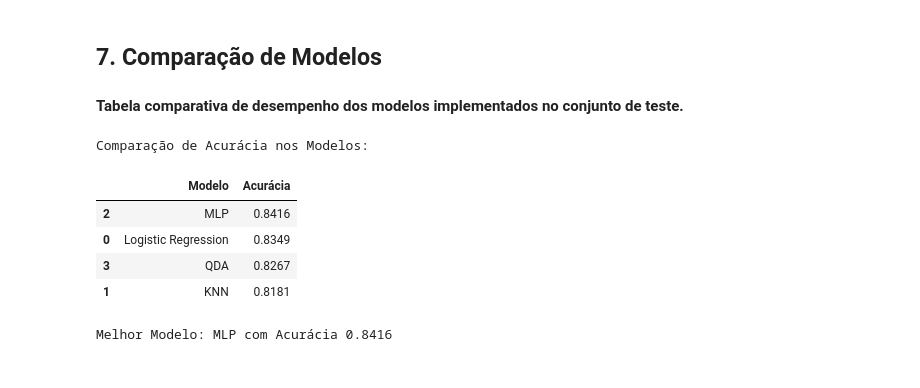
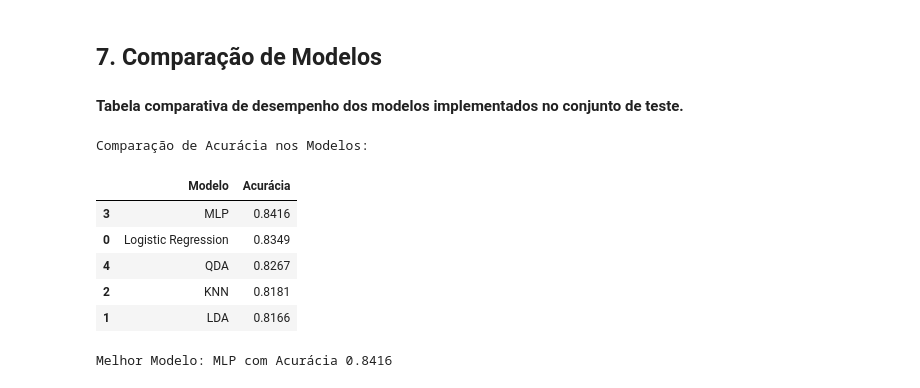
Before and after one commit to diego-nac/ica-homeworks, a Jupyter notebook: homework3/code.ipynb, the cells around one changed output. Saved outputs shown, nothing was run; the diff lists cells and outputs as text; code cells hidden in the pictures.

```diff
--- a/homework3/code.ipynb
+++ b/homework3/code.ipynb
@@ -476,7 +476,6 @@ y_test_enc = label_encoder.transform(y_test)
 
 # Definição do modelo de Regressão Logística Multiclasse
 logistic_model = LogisticRegression(
-    multi_class="multinomial",
     solver="lbfgs",
     max_iter=1000,
     random_state=SEED
@@ -696,48 +742,55 @@ Matriz de confusão:
 #### Tabela comparativa de desempenho dos modelos implementados no conjunto de teste.
 # %%
 import pandas as pd
+from sklearn.metrics import accuracy_score
 
-# Calcular acurácias para cada modelo (assumindo que y_test_enc é o target encoded)
-models = ['Logistic Regression', 'KNN', 'MLP', 'QDA']
+# Lista de modelos (LDA adicionado)
+models = ['Logistic Regression', 'LDA', 'KNN', 'MLP', 'QDA']
 accuracies = []
 
-# Logistic
+# Logistic Regression
 y_pred_log = logistic_model.predict(X_test)
 acc_log = accuracy_score(y_test_enc, y_pred_log)
 accuracies.append(acc_log)
+
+# LDA
+y_pred_lda = lda_model.predict(X_test)
+acc_lda = accuracy_score(y_test_enc, y_pred_lda)
+accuracies.append(acc_lda)
 
 # KNN
 y_pred_knn = knn_best.predict(X_test)
 acc_knn = accuracy_score(y_test_enc, y_pred_knn)
 accuracies.append(acc_knn)
 
 # MLP
 y_pred_mlp = mlp.predict(X_test)
 acc_mlp = accuracy_score(y_test_enc, y_pred_mlp)
 accuracies.append(acc_mlp)
 
 # QDA
 y_pred_qda = qda.predict(X_test)
 acc_qda = accuracy_score(y_test_enc, y_pred_qda)
 accuracies.append(acc_qda)
 
 # Criar DataFrame de comparação
 comparison_df = pd.DataFrame({
     'Modelo': models,
     'Acurácia': accuracies
 })
 
 print("Comparação de Acurácia nos Modelos:")
 display(comparison_df.sort_values('Acurácia', ascending=False).round(4))
 
 # Melhor modelo
 best_model = comparison_df.loc[comparison_df['Acurácia'].idxmax()]
 print(f"\nMelhor Modelo: {best_model['Modelo']} com Acurácia {best_model['Acurácia']:.4f}")
 # %% [output]
 Comparação de Acurácia nos Modelos:
 |  | Modelo | Acurácia |
-| 2 | MLP | 0.8416 |
+| 3 | MLP | 0.8416 |
 | 0 | Logistic Regression | 0.8349 |
-| 3 | QDA | 0.8267 |
-| 1 | KNN | 0.8181 |
+| 4 | QDA | 0.8267 |
+| 2 | KNN | 0.8181 |
+| 1 | LDA | 0.8166 |
 Melhor Modelo: MLP com Acurácia 0.8416
```
Also changed, not shown: parts of 3 cells of this notebook, 9 other files.
